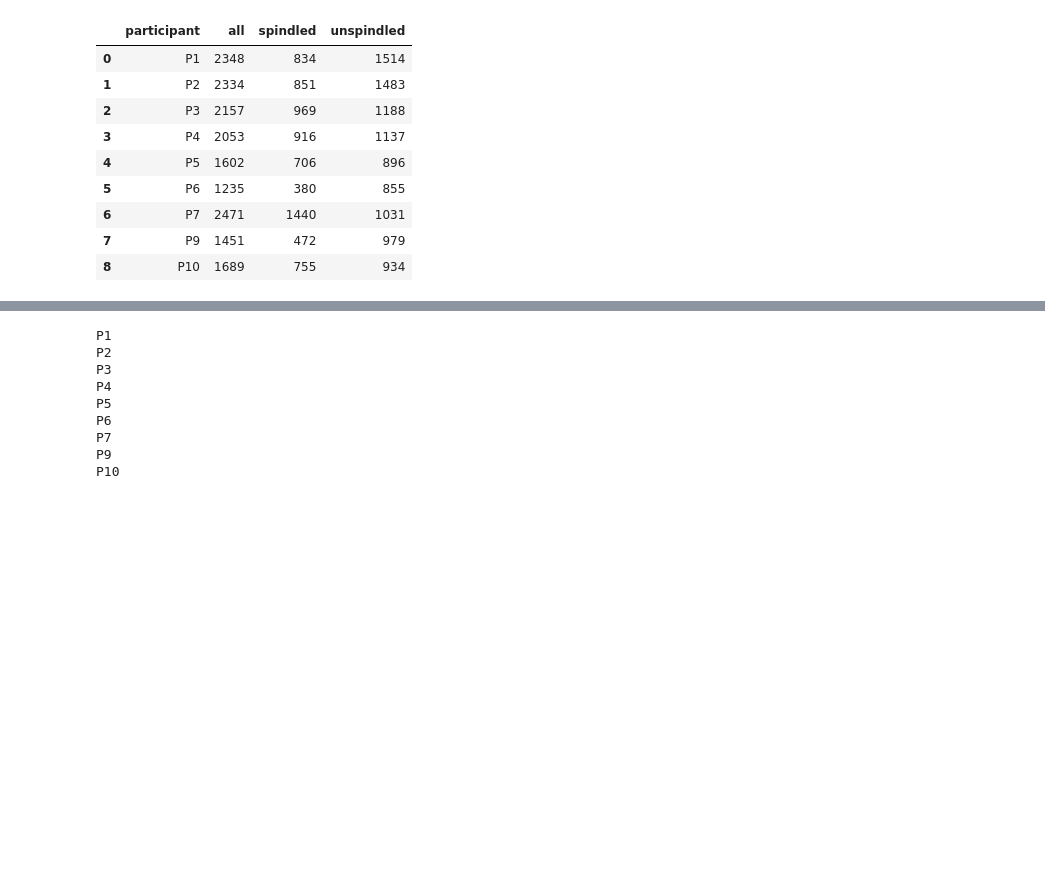
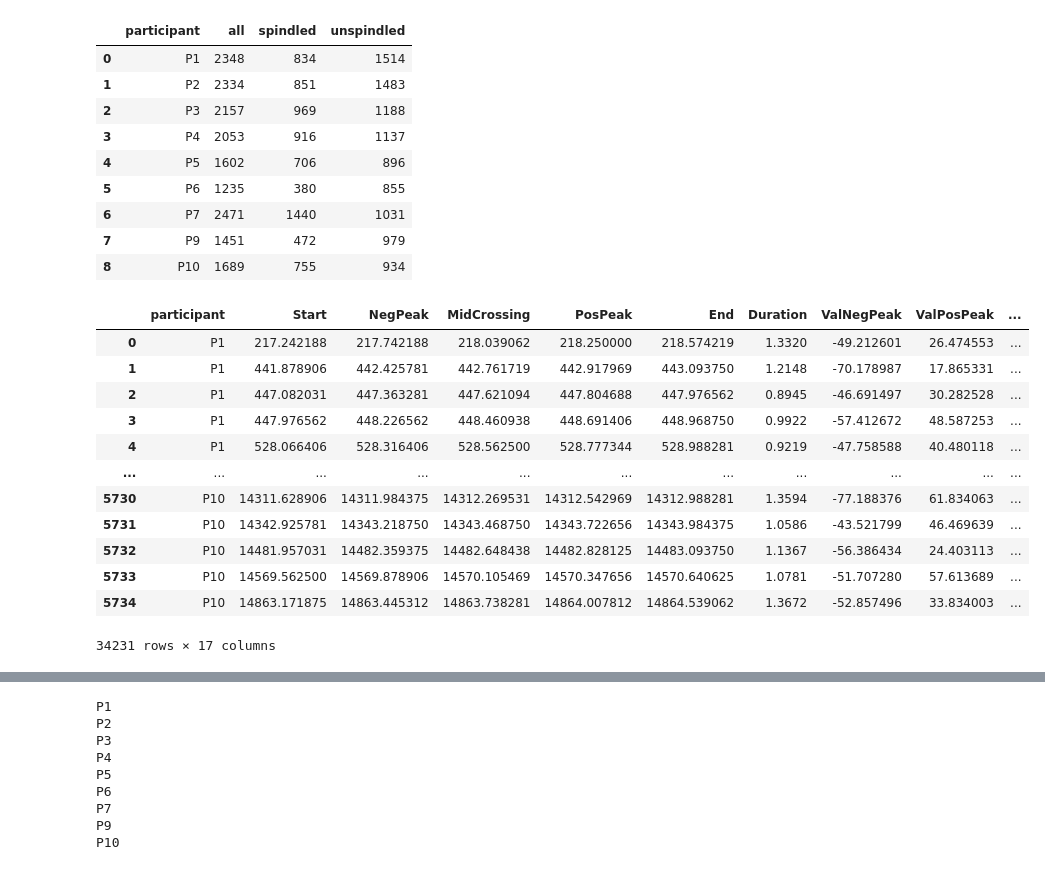
Before and after one commit to ValentinGhibaudo/Sleep_EEG_Respi, a Jupyter notebook: group_characteristics.ipynb, the cells around one changed output, grey strips where cells are left out. Drawn from its saved outputs; the diff is of its cells as text; code cells hidden in the pictures; blank space fills up the shorter version.

```diff
--- a/group_characteristics.ipynb
+++ b/group_characteristics.ipynb
@@ -231,3 +310,30 @@ get_spindle_cycle_features()
 | 6 | P7 | 2471 | 1440 | 1031 |
 | 7 | P9 | 1451 | 472 | 979 |
 | 8 | P10 | 1689 | 755 | 934 |
+# %%
+def get_sw_features(participants=participants):
+    concat = []
+    for participant in participants:
+        df = pd.read_excel(f'../df_analyse/sw_{participant}.xlsx', index_col = 0)
+        df.insert(0, 'participant', participant)
+        concat.append(df)
+    df_all = pd.concat(concat)
+    return df_all
+# %%
+sw = get_sw_features()
+# %%
+sw
+# %% [output]
+|  | participant | Start | NegPeak | MidCrossing | PosPeak | End | Duration | ValNegPeak | ValPosPeak | ... |
+| 0 | P1 | 217.242188 | 217.742188 | 218.039062 | 218.250000 | 218.574219 | 1.3320 | -49.212601 | 26.474553 | ... |
+| 1 | P1 | 441.878906 | 442.425781 | 442.761719 | 442.917969 | 443.093750 | 1.2148 | -70.178987 | 17.865331 | ... |
+| 2 | P1 | 447.082031 | 447.363281 | 447.621094 | 447.804688 | 447.976562 | 0.8945 | -46.691497 | 30.282528 | ... |
+| 3 | P1 | 447.976562 | 448.226562 | 448.460938 | 448.691406 | 448.968750 | 0.9922 | -57.412672 | 48.587253 | ... |
+| 4 | P1 | 528.066406 | 528.316406 | 528.562500 | 528.777344 | 528.988281 | 0.9219 | -47.758588 | 40.480118 | ... |
+| ... | ... | ... | ... | ... | ... | ... | ... | ... | ... | ... |
+| 5730 | P10 | 14311.628906 | 14311.984375 | 14312.269531 | 14312.542969 | 14312.988281 | 1.3594 | -77.188376 | 61.834063 | ... |
+| 5731 | P10 | 14342.925781 | 14343.218750 | 14343.468750 | 14343.722656 | 14343.984375 | 1.0586 | -43.521799 | 46.469639 | ... |
+| 5732 | P10 | 14481.957031 | 14482.359375 | 14482.648438 | 14482.828125 | 14483.093750 | 1.1367 | -56.386434 | 24.403113 | ... |
+| 5733 | P10 | 14569.562500 | 14569.878906 | 14570.105469 | 14570.347656 | 14570.640625 | 1.0781 | -51.707280 | 57.613689 | ... |
+| 5734 | P10 | 14863.171875 | 14863.445312 | 14863.738281 | 14864.007812 | 14864.539062 | 1.3672 | -52.857496 | 33.834003 | ... |
+34231 rows × 17 columns
```
Also changed, not shown: parts of 11 cells of this notebook.
